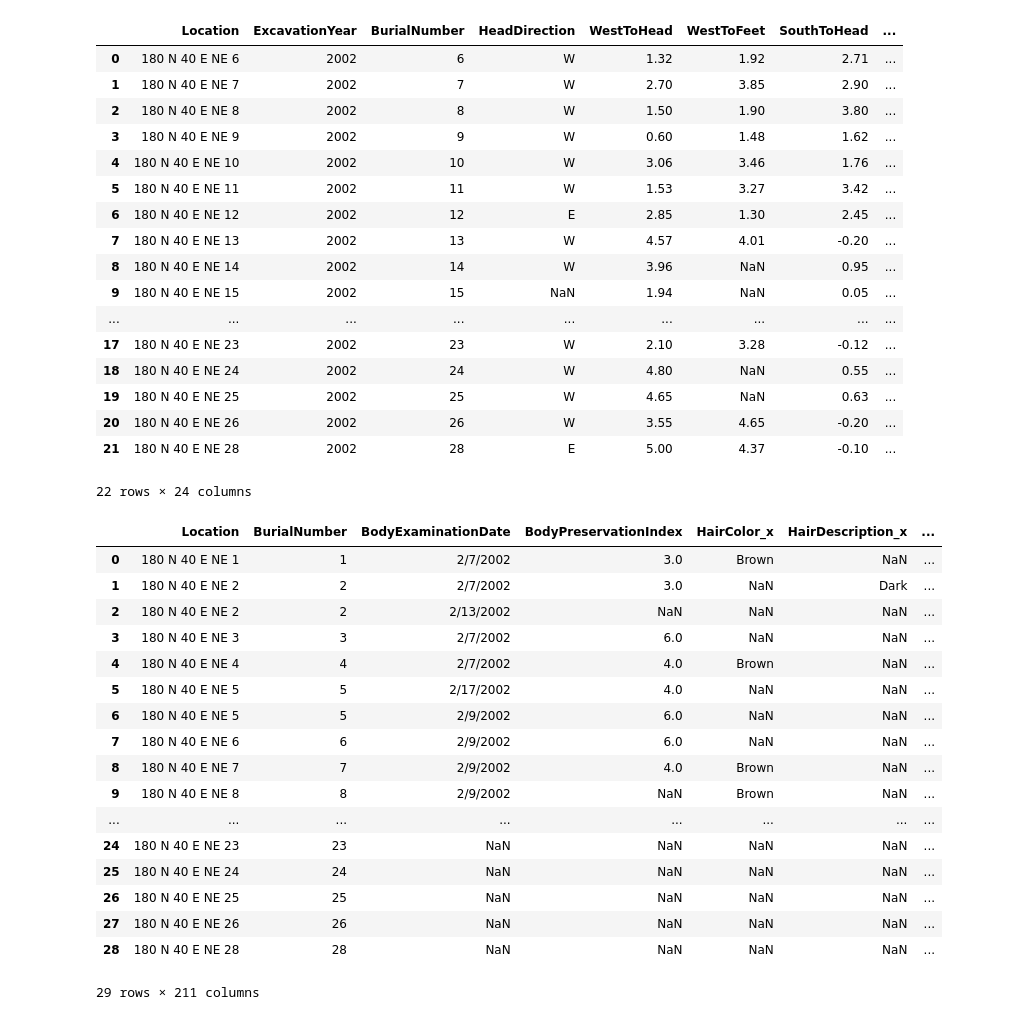
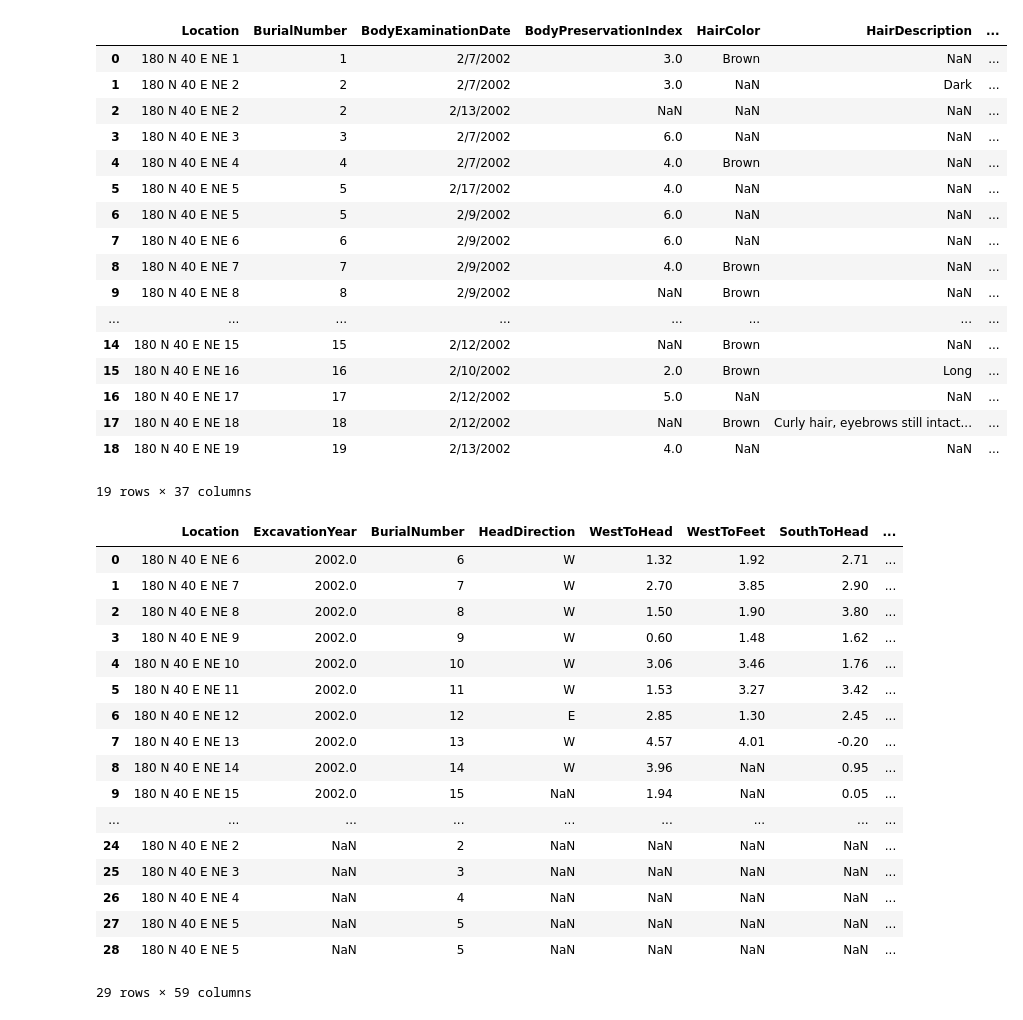
Before and after one commit to Fag-el-Gamous/SQL-Scripts, a Jupyter notebook: sql_scripts/burial_osteology.ipynb, the cells around one changed output. Cells and saved outputs as stored; diff of their text form; code cells hidden in the pictures.

```diff
--- a/sql_scripts/burial_osteology.ipynb
+++ b/sql_scripts/burial_osteology.ipynb
@@ -1,51 +1,51 @@
 # %%
 import pandas as pd
 
 df_burials=pd.read_csv("C:/Users/there/Documents/BurialTest.csv")
 df_osteology=pd.read_csv("C:/Users/there/Documents/OsteologyTest.csv")
 df_burials= df_burials.dropna(axis=1, how='all')
-df_burials
+df_osteology
 # %% [output]
-|  | Location | ExcavationYear | BurialNumber | HeadDirection | WestToHead | WestToFeet | SouthToHead | ... |
-| 0 | 180 N 40 E NE 6 | 2002 | 6 | W | 1.32 | 1.92 | 2.71 | ... |
-| 1 | 180 N 40 E NE 7 | 2002 | 7 | W | 2.70 | 3.85 | 2.90 | ... |
-| 2 | 180 N 40 E NE 8 | 2002 | 8 | W | 1.50 | 1.90 | 3.80 | ... |
-| 3 | 180 N 40 E NE 9 | 2002 | 9 | W | 0.60 | 1.48 | 1.62 | ... |
-| 4 | 180 N 40 E NE 10 | 2002 | 10 | W | 3.06 | 3.46 | 1.76 | ... |
-| 5 | 180 N 40 E NE 11 | 2002 | 11 | W | 1.53 | 3.27 | 3.42 | ... |
-| 6 | 180 N 40 E NE 12 | 2002 | 12 | E | 2.85 | 1.30 | 2.45 | ... |
-| 7 | 180 N 40 E NE 13 | 2002 | 13 | W | 4.57 | 4.01 | -0.20 | ... |
-| 8 | 180 N 40 E NE 14 | 2002 | 14 | W | 3.96 | NaN | 0.95 | ... |
-| 9 | 180 N 40 E NE 15 | 2002 | 15 | NaN | 1.94 | NaN | 0.05 | ... |
-| ... | ... | ... | ... | ... | ... | ... | ... | ... |
-| 17 | 180 N 40 E NE 23 | 2002 | 23 | W | 2.10 | 3.28 | -0.12 | ... |
-| 18 | 180 N 40 E NE 24 | 2002 | 24 | W | 4.80 | NaN | 0.55 | ... |
-| 19 | 180 N 40 E NE 25 | 2002 | 25 | W | 4.65 | NaN | 0.63 | ... |
-| 20 | 180 N 40 E NE 26 | 2002 | 26 | W | 3.55 | 4.65 | -0.20 | ... |
-| 21 | 180 N 40 E NE 28 | 2002 | 28 | E | 5.00 | 4.37 | -0.10 | ... |
+|  | Location | BurialNumber | BodyExaminationDate | BodyPreservationIndex | HairColor | HairDescription | ... |
+| 0 | 180 N 40 E NE 1 | 1 | 2/7/2002 | 3.0 | Brown | NaN | ... |
+| 1 | 180 N 40 E NE 2 | 2 | 2/7/2002 | 3.0 | NaN | Dark | ... |
+| 2 | 180 N 40 E NE 2 | 2 | 2/13/2002 | NaN | NaN | NaN | ... |
+| 3 | 180 N 40 E NE 3 | 3 | 2/7/2002 | 6.0 | NaN | NaN | ... |
+| 4 | 180 N 40 E NE 4 | 4 | 2/7/2002 | 4.0 | Brown | NaN | ... |
+| 5 | 180 N 40 E NE 5 | 5 | 2/17/2002 | 4.0 | NaN | NaN | ... |
+| 6 | 180 N 40 E NE 5 | 5 | 2/9/2002 | 6.0 | NaN | NaN | ... |
+| 7 | 180 N 40 E NE 6 | 6 | 2/9/2002 | 6.0 | NaN | NaN | ... |
+| 8 | 180 N 40 E NE 7 | 7 | 2/9/2002 | 4.0 | Brown | NaN | ... |
+| 9 | 180 N 40 E NE 8 | 8 | 2/9/2002 | NaN | Brown | NaN | ... |
+| ... | ... | ... | ... | ... | ... | ... | ... |
+| 14 | 180 N 40 E NE 15 | 15 | 2/12/2002 | NaN | Brown | NaN | ... |
+| 15 | 180 N 40 E NE 16 | 16 | 2/10/2002 | 2.0 | Brown | Long | ... |
+| 16 | 180 N 40 E NE 17 | 17 | 2/12/2002 | 5.0 | NaN | NaN | ... |
+| 17 | 180 N 40 E NE 18 | 18 | 2/12/2002 | NaN | Brown | Curly hair, eyebrows still intact... | ... |
+| 18 | 180 N 40 E NE 19 | 19 | 2/13/2002 | 4.0 | NaN | NaN | ... |
-22 rows × 24 columns
+19 rows × 37 columns
 # %%
-df_combined=pd.merge(df_osteology, df_burials, on=['Location', 'BurialNumber'], how='outer')
+df_combined=pd.merge(df_burials, df_osteology, on=['Location', 'BurialNumber'], how='outer')
 df_combined
 # %% [output]
-|  | Location | BurialNumber | BodyExaminationDate | BodyPreservationIndex | HairColor_x | HairDescription_x | ... |
-| 0 | 180 N 40 E NE 1 | 1 | 2/7/2002 | 3.0 | Brown | NaN | ... |
-| 1 | 180 N 40 E NE 2 | 2 | 2/7/2002 | 3.0 | NaN | Dark | ... |
-| 2 | 180 N 40 E NE 2 | 2 | 2/13/2002 | NaN | NaN | NaN | ... |
-| 3 | 180 N 40 E NE 3 | 3 | 2/7/2002 | 6.0 | NaN | NaN | ... |
-| 4 | 180 N 40 E NE 4 | 4 | 2/7/2002 | 4.0 | Brown | NaN | ... |
-| 5 | 180 N 40 E NE 5 | 5 | 2/17/2002 | 4.0 | NaN | NaN | ... |
-| 6 | 180 N 40 E NE 5 | 5 | 2/9/2002 | 6.0 | NaN | NaN | ... |
-| 7 | 180 N 40 E NE 6 | 6 | 2/9/2002 | 6.0 | NaN | NaN | ... |
-| 8 | 180 N 40 E NE 7 | 7 | 2/9/2002 | 4.0 | Brown | NaN | ... |
-| 9 | 180 N 40 E NE 8 | 8 | 2/9/2002 | NaN | Brown | NaN | ... |
-| ... | ... | ... | ... | ... | ... | ... | ... |
-| 24 | 180 N 40 E NE 23 | 23 | NaN | NaN | NaN | NaN | ... |
-| 25 | 180 N 40 E NE 24 | 24 | NaN | NaN | NaN | NaN | ... |
-| 26 | 180 N 40 E NE 25 | 25 | NaN | NaN | NaN | NaN | ... |
-| 27 | 180 N 40 E NE 26 | 26 | NaN | NaN | NaN | NaN | ... |
-| 28 | 180 N 40 E NE 28 | 28 | NaN | NaN | NaN | NaN | ... |
+|  | Location | ExcavationYear | BurialNumber | HeadDirection | WestToHead | WestToFeet | SouthToHead | ... |
+| 0 | 180 N 40 E NE 6 | 2002.0 | 6 | W | 1.32 | 1.92 | 2.71 | ... |
+| 1 | 180 N 40 E NE 7 | 2002.0 | 7 | W | 2.70 | 3.85 | 2.90 | ... |
+| 2 | 180 N 40 E NE 8 | 2002.0 | 8 | W | 1.50 | 1.90 | 3.80 | ... |
+| 3 | 180 N 40 E NE 9 | 2002.0 | 9 | W | 0.60 | 1.48 | 1.62 | ... |
+| 4 | 180 N 40 E NE 10 | 2002.0 | 10 | W | 3.06 | 3.46 | 1.76 | ... |
+| 5 | 180 N 40 E NE 11 | 2002.0 | 11 | W | 1.53 | 3.27 | 3.42 | ... |
+| 6 | 180 N 40 E NE 12 | 2002.0 | 12 | E | 2.85 | 1.30 | 2.45 | ... |
+| 7 | 180 N 40 E NE 13 | 2002.0 | 13 | W | 4.57 | 4.01 | -0.20 | ... |
+| 8 | 180 N 40 E NE 14 | 2002.0 | 14 | W | 3.96 | NaN | 0.95 | ... |
+| 9 | 180 N 40 E NE 15 | 2002.0 | 15 | NaN | 1.94 | NaN | 0.05 | ... |
+| ... | ... | ... | ... | ... | ... | ... | ... | ... |
+| 24 | 180 N 40 E NE 2 | NaN | 2 | NaN | NaN | NaN | NaN | ... |
+| 25 | 180 N 40 E NE 3 | NaN | 3 | NaN | NaN | NaN | NaN | ... |
+| 26 | 180 N 40 E NE 4 | NaN | 4 | NaN | NaN | NaN | NaN | ... |
+| 27 | 180 N 40 E NE 5 | NaN | 5 | NaN | NaN | NaN | NaN | ... |
+| 28 | 180 N 40 E NE 5 | NaN | 5 | NaN | NaN | NaN | NaN | ... |
-29 rows × 211 columns
+29 rows × 59 columns
 # %%
 print(df_combined.columns)
 # %% [output]
```
Also changed, not shown: parts of 2 cells of this notebook, 1 other file.
